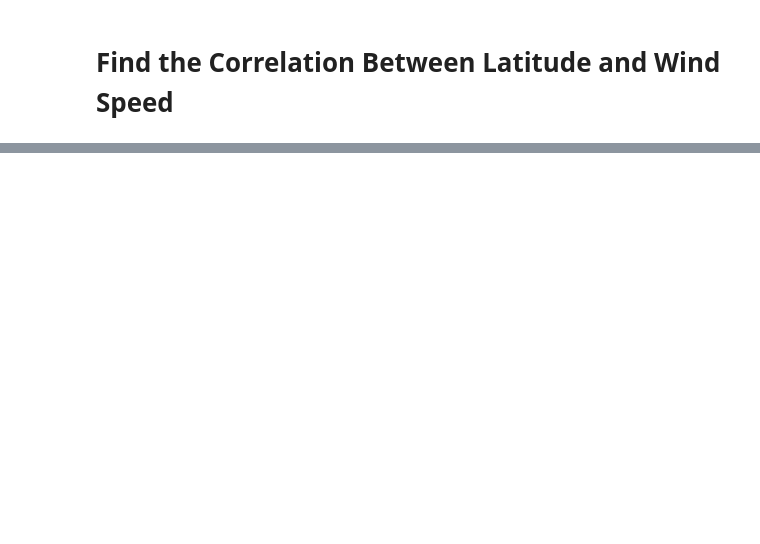
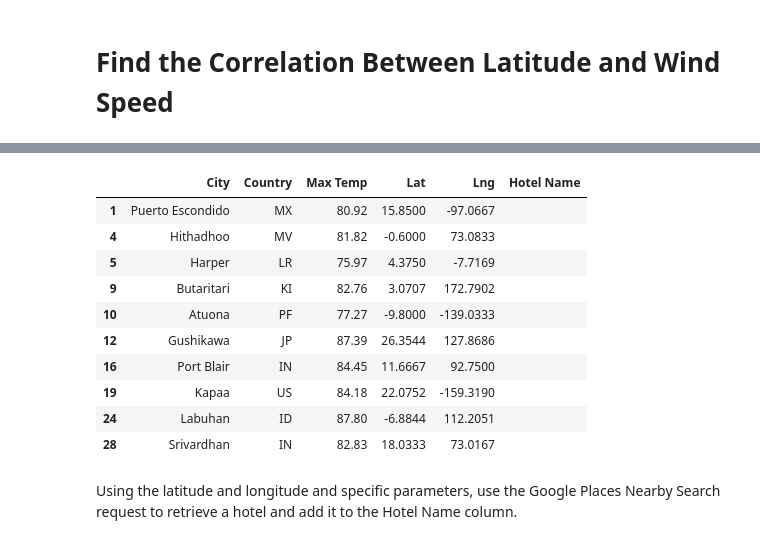
Before and after one commit to githubteodora/World_Weather_Analysis, a Jupyter notebook: WeatherPy.ipynb, the cells around one changed output, grey strips where cells are left out. Cells and saved outputs as stored; diff of their text form; code cells hidden in the pictures; blank space fills up the shorter version.

```diff
--- a/WeatherPy.ipynb
+++ b/WeatherPy.ipynb
@@ -501,0 +574,19 @@ print(r_value)
+# %%
+# Create DataFrame called hotel_df to store hotel names along with city, country, max temp, and coordinates.
+hotel_df = preferred_cities_df[["City", "Country", "Max Temp", "Lat", "Lng"]].copy()
+hotel_df["Hotel Name"] = ""
+hotel_df.head(10)
+# %% [output]
+|  | City | Country | Max Temp | Lat | Lng | Hotel Name |
+| 1 | Puerto Escondido | MX | 80.92 | 15.8500 | -97.0667 |  |
+| 4 | Hithadhoo | MV | 81.82 | -0.6000 | 73.0833 |  |
+| 5 | Harper | LR | 75.97 | 4.3750 | -7.7169 |  |
+| 9 | Butaritari | KI | 82.76 | 3.0707 | 172.7902 |  |
+| 10 | Atuona | PF | 77.27 | -9.8000 | -139.0333 |  |
+| 12 | Gushikawa | JP | 87.39 | 26.3544 | 127.8686 |  |
+| 16 | Port Blair | IN | 84.45 | 11.6667 | 92.7500 |  |
+| 19 | Kapaa | US | 84.18 | 22.0752 | -159.3190 |  |
+| 24 | Labuhan | ID | 87.80 | -6.8844 | 112.2051 |  |
+| 28 | Srivardhan | IN | 82.83 | 18.0333 | 73.0167 |  |
+# %% [markdown]
+Using the latitude and longitude and specific parameters, use the Google Places Nearby Search request to retrieve a hotel and add it to the Hotel Name column.
```
Also changed, not shown: parts of 45 cells of this notebook, 7 other files.
